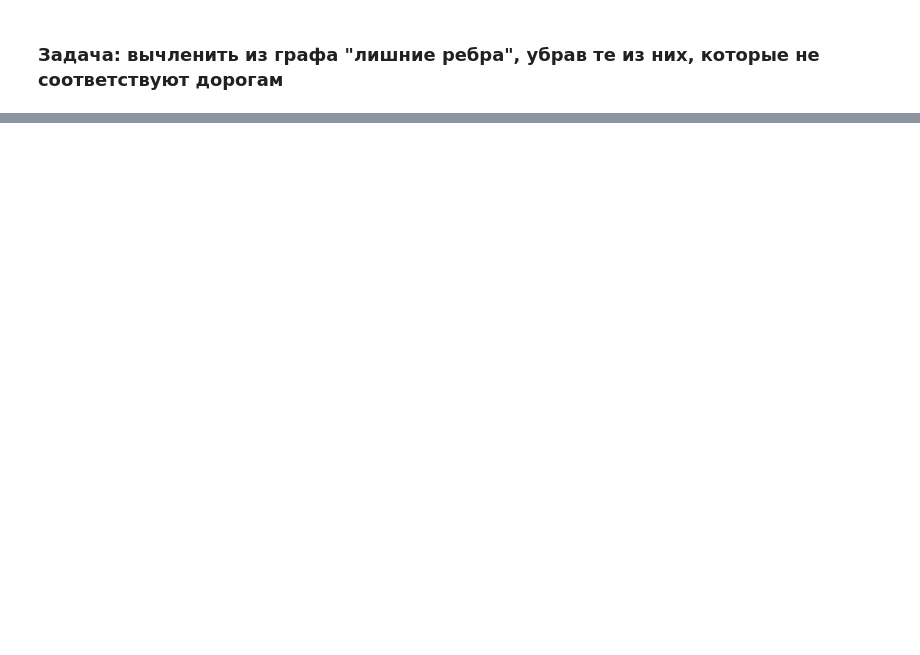
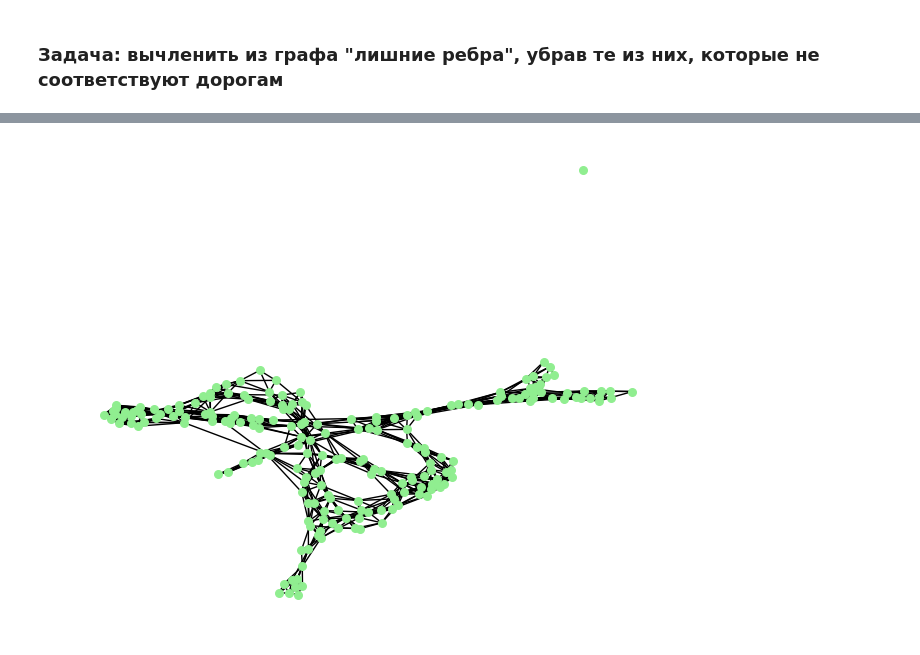
Before and after one commit to Abusagit/spatiotemporal_analysis, a Jupyter notebook: notebooks/correlations.ipynb, the cells around one changed output, grey strips where cells are left out. Cells and saved outputs as stored; diff of their text form; code cells hidden in the pictures; blank space fills up the shorter version.

```diff
--- a/notebooks/correlations.ipynb
+++ b/notebooks/correlations.ipynb
@@ -484,0 +587,14 @@ NameError: name 'how_many_low_correlations' is not defined
+# %%
+import networkx as nx
+import matplotlib.pyplot as plt
+import numpy as np
+
+
+# Создание графа
+G = nx.from_numpy_array(graph_in_matrix)
+
+# Рисование графа
+nx.draw(G, with_labels=False, node_size=30, node_color='lightgreen', node_shape='o', font_size=5)
+plt.show()
+# %% [output]
+[figure, added]
```
Also changed, not shown: parts of 29 cells of this notebook.
